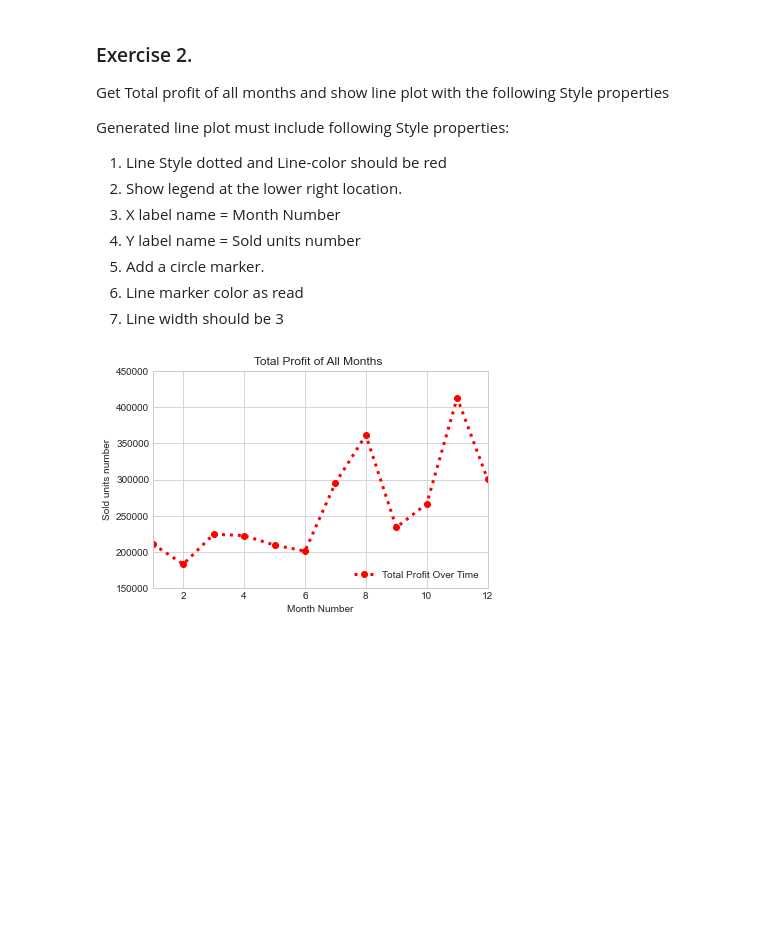
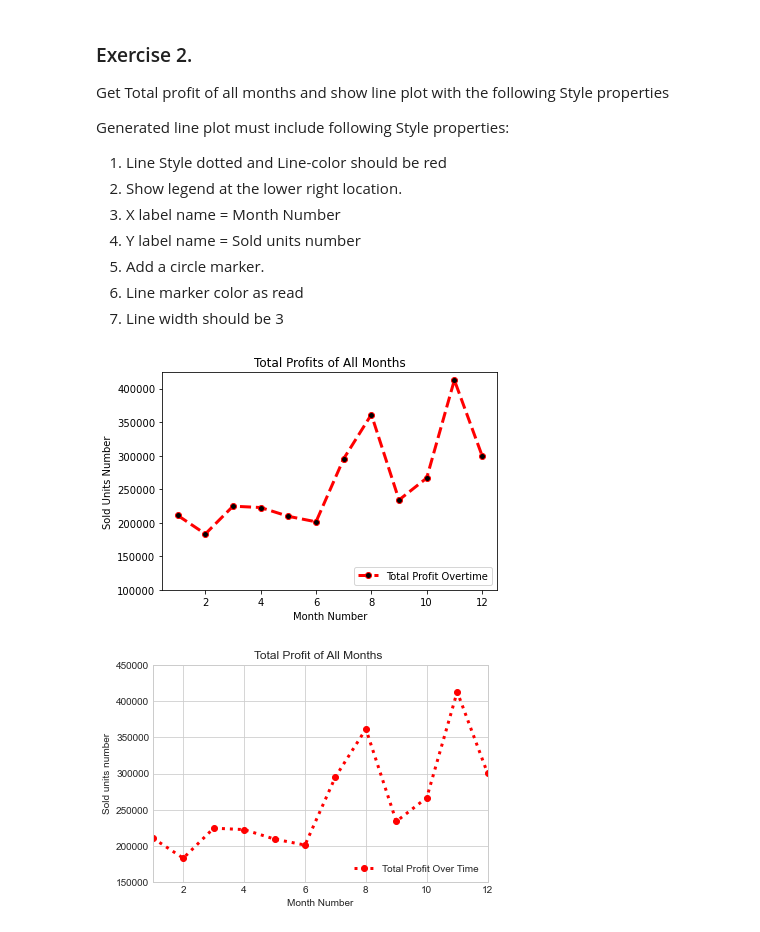
Before and after one commit to sofiaraja89/tts-ds-fundamentals-course, a Jupyter notebook: datascience/python/11_mod_matplotlib/17-Exercises.ipynb, the cells around one changed output. Drawn from its saved outputs; the diff is of its cells as text; code cells hidden in the pictures; blank space fills up the shorter version.

```diff
--- a/datascience/python/11_mod_matplotlib/17-Exercises.ipynb
+++ b/datascience/python/11_mod_matplotlib/17-Exercises.ipynb
@@ -81,3 +82,15 @@ Generated line plot must include following Style properties:
+# %%
+# Exercise 2
+plt.plot(month , profit , linestyle= '--' , color='red', linewidth = 3 , marker = 'o', mfc='k' ,label ="Total Profit Overtime",)
+plt.xlabel("Month Number")
+plt.ylabel("Sold Units Number")
+plt.title("Total Profits of All Months")
+plt.legend( loc = 4)
+plt.ylim(100000)
+plt.xlim()
+plt.show()
+# %% [output]
+[figure, added]
 # %%
 # %% [output]
 [figure]
```
Also changed, not shown: parts of 11 cells of this notebook.
